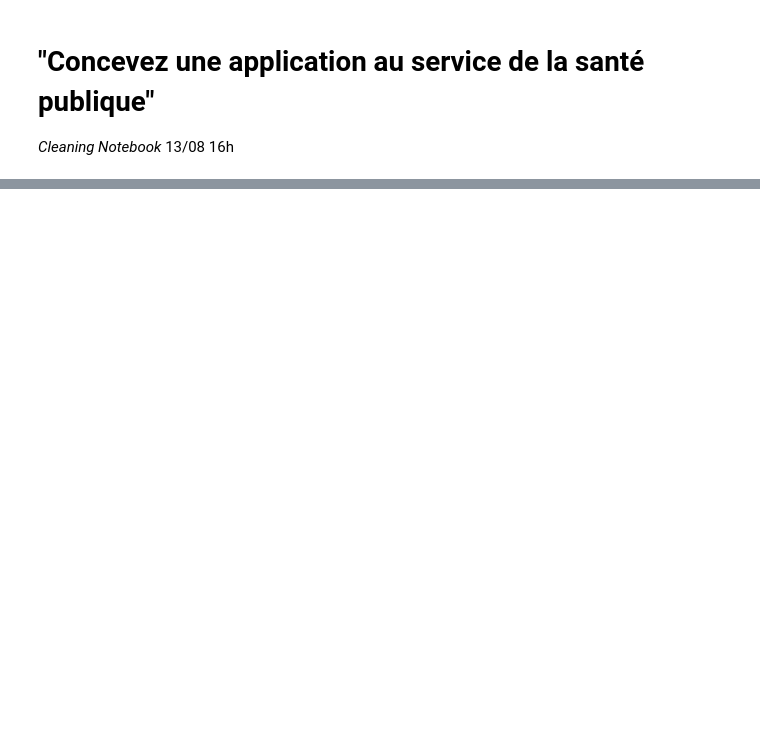
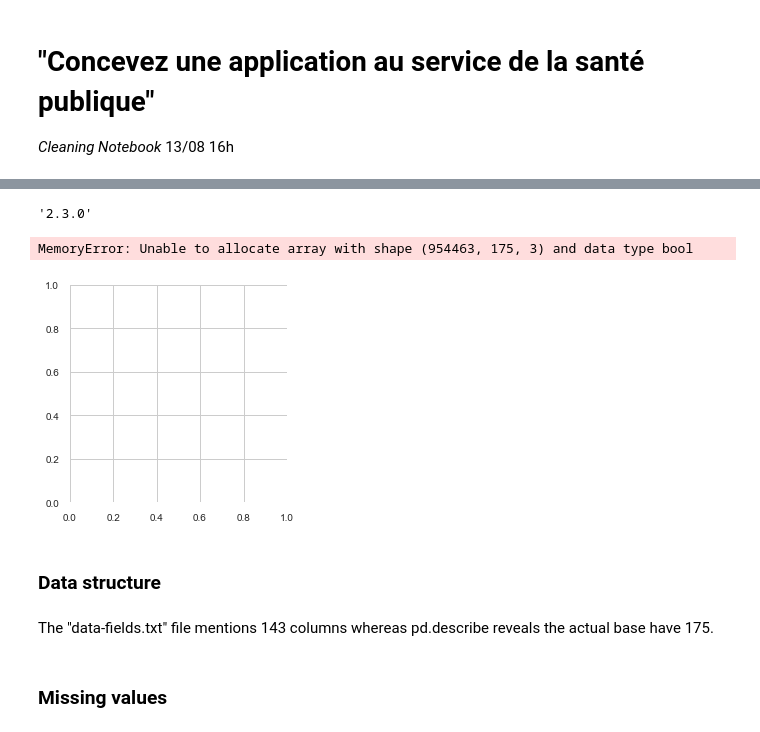
Before and after one commit to SmellyArmure/OC_DS_Project3, a Jupyter notebook: NOTEBOOKS/P3_Cleaning_v1_0.ipynb, the cells around one changed output, grey strips where cells are left out. Cells and saved outputs as stored; diff of their text form; code cells hidden in the pictures; blank space fills up the shorter version.

```diff
--- a/NOTEBOOKS/P3_Cleaning_v1_0.ipynb
+++ b/NOTEBOOKS/P3_Cleaning_v1_0.ipynb
@@ -30,0 +158,31 @@ df.head()
+# %%
+pandas_profiling.__version__
+# %% [output]
+'2.3.0'
+# %%
+dfcopy = df.copy(deep = True)
+# %%
+#profile = pandas_profiling.ProfileReport(dfcopy, check_correlation = False)
+#profile = dfcopy.profile_report(dfcopy, check_correlation = False)
+profile = dfcopy.profile_report(title="OpenFoodFacts dataset",
+                                style={'full_width':True},
+                                correlations={'pearson': True,
+                                              'spearman': False,
+                                              'kendall': False,
+                                              'phi_k': False,
+                                              'cramers': False,
+                                              'recoded': False},
+                                plot ={'histogram':{'bayesian_blocks_bins': False, 'bins': 12}},
+                               )
+rejected_variables = profile.get_rejected_variables(threshold=0.9)
+profile.to_file(output_file="./OFFacts_report.html")
+rejected_variables
+# %% [output]
+MemoryError: Unable to allocate array with shape (954463, 175, 3) and data type bool
+[figure, added]
+# %% [markdown]
+### Data structure
+# %% [markdown]
+The "data-fields.txt" file mentions 143 columns whereas pd.describe reveals the actual base have 175.
+# %% [markdown]
+### Missing values
```
Also changed, not shown: parts of 30 cells of this notebook, 3 other files.
